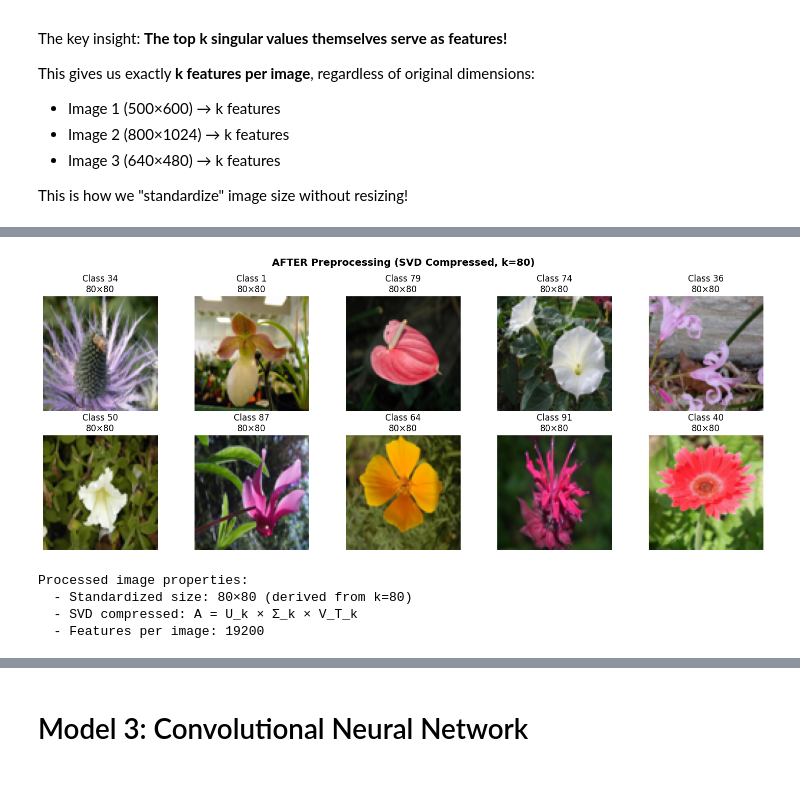
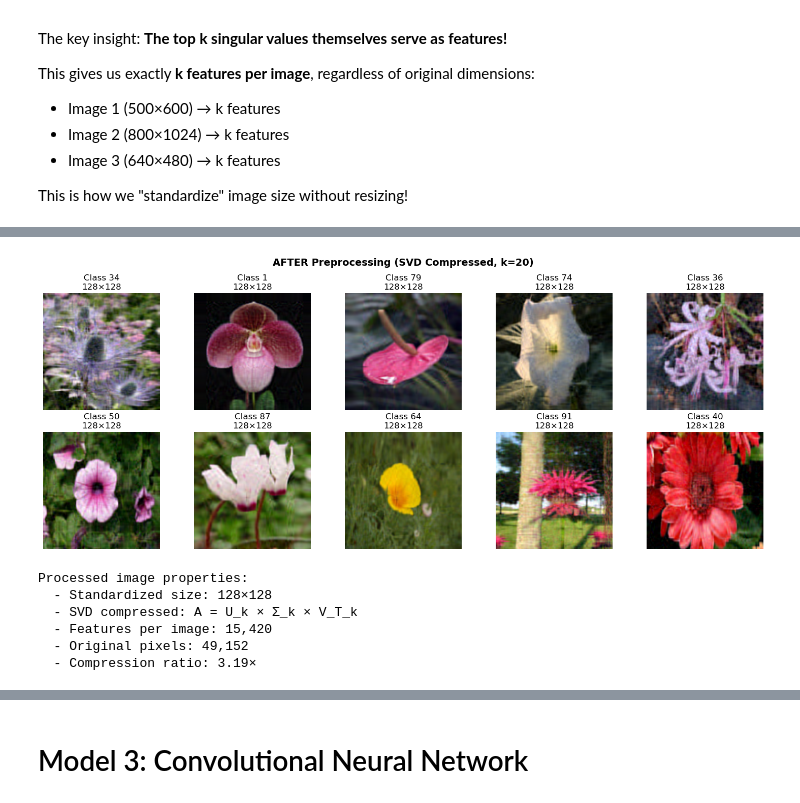
Before and after one commit to Tharshen2124/Machine-Learning-Assignment, a Jupyter notebook: main.ipynb, the cells around one changed output, grey strips where cells are left out. Cells and saved outputs as stored; diff of their text form; code cells hidden in the pictures.

```diff
--- a/main.ipynb
+++ b/main.ipynb
@@ -611,29 +889,68 @@ Final shapes:
+# %%
+def reconstruct_from_features(features, k, image_size):
+    """
+    Reconstruct image from stored SVD components
+    """
+    H, W = image_size
+    features_per_channel = H*k + k + k*W
+
+    reconstructed_channels = []
+
+    for channel in range(3):
+        start_idx = channel * features_per_channel
+
+        # Extract U_k
+        U_k = features[start_idx:start_idx + H*k].reshape(H, k)
+        start_idx += H*k
+
+        # Extract Σ_k
+        sigma_k = features[start_idx:start_idx + k]
+        start_idx += k
+
+        # Extract V_T_k
+        V_T_k = features[start_idx:start_idx + k*W].reshape(k, W)
+
+        # Reconstruct: U_k @ Σ_k @ V_T_k
+        reconstructed = U_k @ np.diag(sigma_k) @ V_T_k
+        reconstructed_channels.append(reconstructed)
+
+    # Combine channels
+    reconstructed_img = np.stack(reconstructed_channels, axis=-1)
+    reconstructed_img = np.clip(reconstructed_img, 0, 255)
+
+    return reconstructed_img
 # %%
 fig, axes = plt.subplots(2, 5, figsize=(15, 6))
 axes = axes.flatten()
 
 # Use same random indices for comparison
 for idx, ax in enumerate(axes):
     img_idx = random_indices[idx]
-    # Reshape flattened image back to (k, k, 3)
-    img = X_train_svd[img_idx].reshape(IMAGE_SIZE[0], IMAGE_SIZE[1], 3)
+
+    # CHANGE: Reconstruct image from SVD components (can't just reshape!)
+    img = reconstruct_from_features(X_train_svd[img_idx], k, IMAGE_SIZE)
+
     # Normalize to 0-1 for display
     img = (img - img.min()) / (img.max() - img.min())
     ax.imshow(img)
     ax.set_title(f"Class {y_train[img_idx]}\n{IMAGE_SIZE[0]}×{IMAGE_SIZE[1]}")
     ax.axis('off')
 
 plt.suptitle(f"AFTER Preprocessing (SVD Compressed, k={k})", fontsize=14, fontweight='bold')
 plt.tight_layout()
 plt.show()
 
 print(f"Processed image properties:")
-print(f"  - Standardized size: {IMAGE_SIZE[0]}×{IMAGE_SIZE[1]} (derived from k={k})")
+print(f"  - Standardized size: {IMAGE_SIZE[0]}×{IMAGE_SIZE[1]}")
 print(f"  - SVD compressed: A = U_k × Σ_k × V_T_k")
-print(f"  - Features per image: {IMAGE_SIZE[0] * IMAGE_SIZE[1] * 3}")
+print(f"  - Features per image: {X_train_svd.shape[1]:,}")  # CHANGE: Actual feature count
+print(f"  - Original pixels: {IMAGE_SIZE[0] * IMAGE_SIZE[1] * 3:,}")
+print(f"  - Compression ratio: {(IMAGE_SIZE[0] * IMAGE_SIZE[1] * 3) / X_train_svd.shape[1]:.2f}×")
 # %% [output]
-[figure, old version]
+[figure, new version]
 Processed image properties:
-  - Standardized size: 80×80 (derived from k=80)
+  - Standardized size: 128×128
   - SVD compressed: A = U_k × Σ_k × V_T_k
-  - Features per image: 19200
+  - Features per image: 15,420
+  - Original pixels: 49,152
+  - Compression ratio: 3.19×
```
Also changed, not shown: parts of 32 cells of this notebook.
